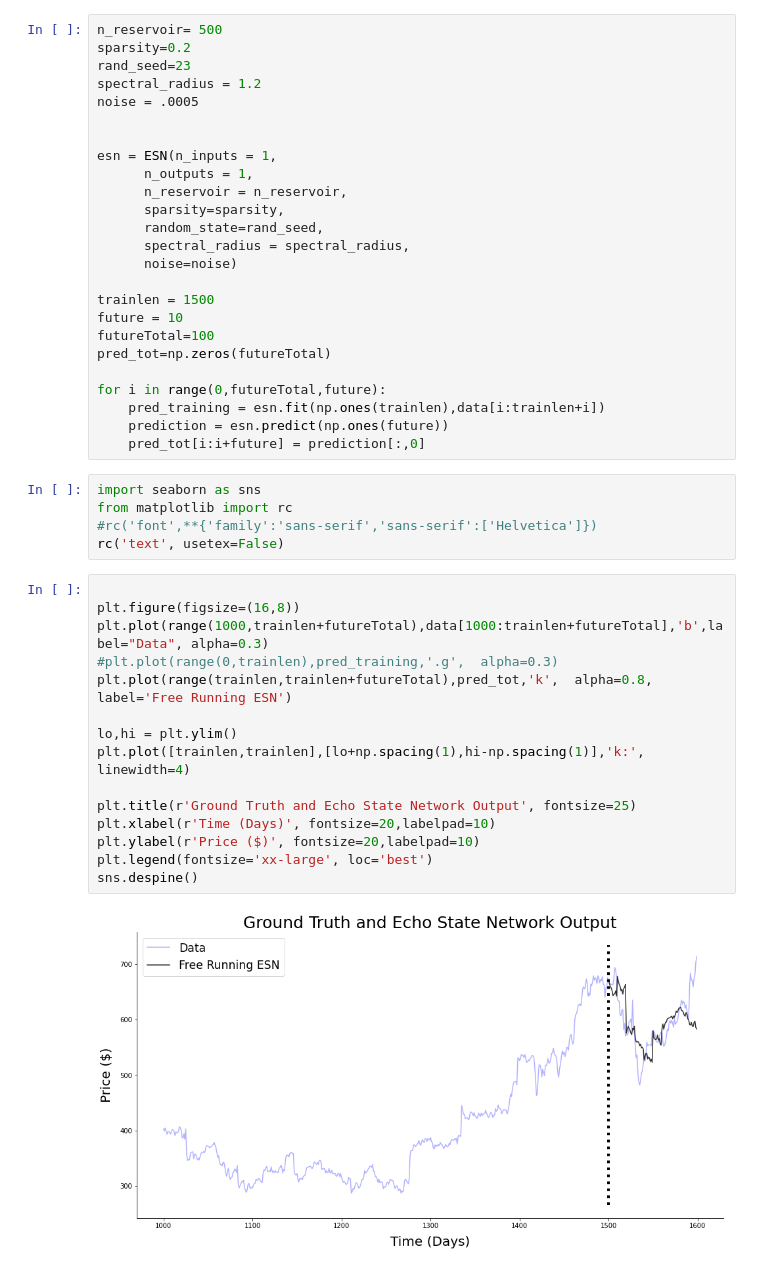
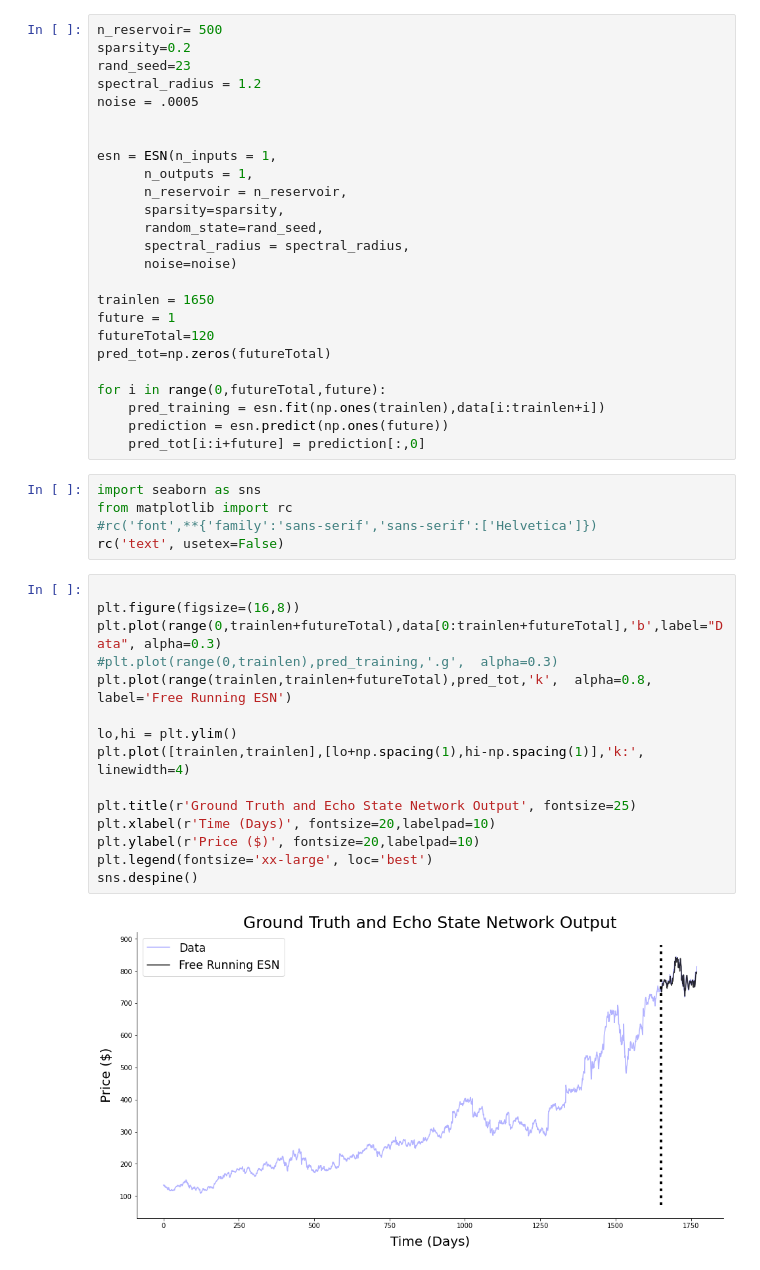
Before and after one commit to StonksPython/Stonks, a Jupyter notebook: ESN/test.ipynb, the cells around one changed output. Cells and saved outputs as stored; diff of their text form.

```diff
--- a/ESN/test.ipynb
+++ b/ESN/test.ipynb
@@ -39,9 +39,9 @@ esn = ESN(n_inputs = 1,
       spectral_radius = spectral_radius,
       noise=noise)
 
-trainlen = 1500
-future = 10
-futureTotal=100
+trainlen = 1650
+future = 1
+futureTotal=120
 pred_tot=np.zeros(futureTotal)
 
 for i in range(0,futureTotal,future):
@@ -56,19 +56,19 @@ rc('text', usetex=False)
 # %%
 
 plt.figure(figsize=(16,8))
-plt.plot(range(1000,trainlen+futureTotal),data[1000:trainlen+futureTotal],'b',label="Data", alpha=0.3)
+plt.plot(range(0,trainlen+futureTotal),data[0:trainlen+futureTotal],'b',label="Data", alpha=0.3)
 #plt.plot(range(0,trainlen),pred_training,'.g',  alpha=0.3)
 plt.plot(range(trainlen,trainlen+futureTotal),pred_tot,'k',  alpha=0.8, label='Free Running ESN')
 
 lo,hi = plt.ylim()
 plt.plot([trainlen,trainlen],[lo+np.spacing(1),hi-np.spacing(1)],'k:', linewidth=4)
 
 plt.title(r'Ground Truth and Echo State Network Output', fontsize=25)
 plt.xlabel(r'Time (Days)', fontsize=20,labelpad=10)
 plt.ylabel(r'Price ($)', fontsize=20,labelpad=10)
 plt.legend(fontsize='xx-large', loc='best')
 sns.despine()
 # %% [output]
-[figure, old version]
+[figure, new version]
 # %%
 plt.figure(figsize=(16,8))
```
Also changed, not shown: parts of 15 cells of this notebook.
